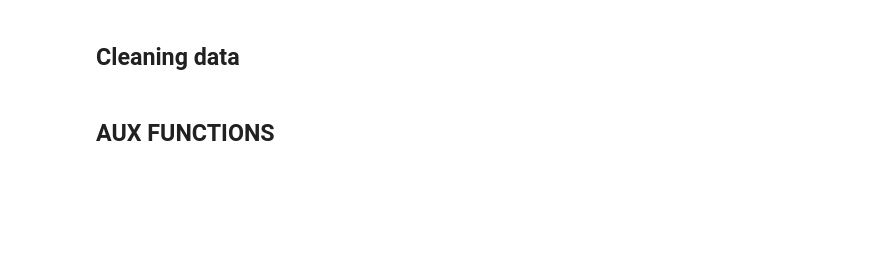
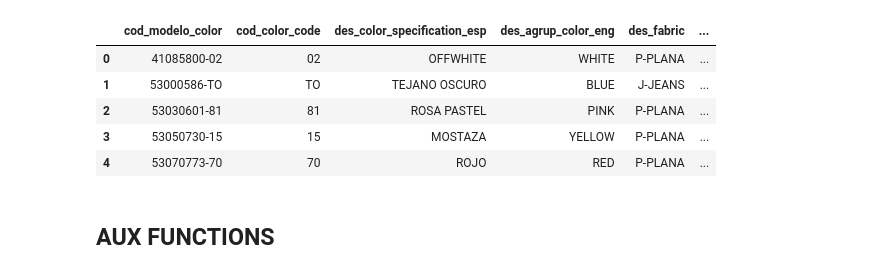
Before and after one commit to ivan-serrano-hernandez/hackathon-Mango_Challenge, a Jupyter notebook: Main functions.ipynb, the cells around one changed output. Cells and saved outputs as stored; diff of their text form; code cells hidden in the pictures; blank space fills up the shorter version.

```diff
--- a/Main functions.ipynb
+++ b/Main functions.ipynb
@@ -12,17 +9,36 @@ product = o_product.copy()
-# %% [markdown]
-## Cleaning data
 # %%
-#Deleting all the products that are not clothes
-product = product[(product.des_product_category!= 'Beauty') & (product.des_product_category!= 'Home')]
-# Delete all products for men and kids due to desbalance
-product = product[(product.des_line== 'SHE')]
-product = product[(product.des_sex== 'Female')]
-product = product[(product.des_age== 'Adult')]
+read_final = True
 
-product =product.drop(['des_sex','des_line','des_age'], axis = 1)
+if read_final:
+    product = pd.read_pickle('./datathon/dataset/final_products')
+    outfits = pd.read_pickle('./datathon/dataset/final_outfits')
+else:
+    o_outfits= pd.read_csv('./datathon/dataset/outfit_data.csv')
+    o_product = pd.read_csv('./datathon/dataset/product_data.csv')
 
-# Delete the deleted products from outfits
-outfits = outfits[outfits.cod_modelo_color.isin(product.cod_modelo_color.unique())]
+    outfits = o_outfits.copy()
+    product = o_product.copy()
+
+    #Deleting all the products that are not clothes
+    product = product[(product.des_product_category!= 'Beauty') & (product.des_product_category!= 'Home')]
+    # Delete all products for men and kids due to desbalance
+    product = product[(product.des_line== 'SHE')]
+    product = product[(product.des_sex== 'Female')]
+    product = product[(product.des_age== 'Adult')]
+
+    product =product.drop(['des_sex','des_line','des_age'], axis = 1)
+
+    # Delete the deleted products from outfits
+    outfits = outfits[outfits.cod_modelo_color.isin(product.cod_modelo_color.unique())]
+# %%
+product.head()
+# %% [output]
+|  | cod_modelo_color | cod_color_code | des_color_specification_esp | des_agrup_color_eng | des_fabric | ... |
+| 0 | 41085800-02 | 02 | OFFWHITE | WHITE | P-PLANA | ... |
+| 1 | 53000586-TO | TO | TEJANO OSCURO | BLUE | J-JEANS | ... |
+| 2 | 53030601-81 | 81 | ROSA PASTEL | PINK | P-PLANA | ... |
+| 3 | 53050730-15 | 15 | MOSTAZA | YELLOW | P-PLANA | ... |
+| 4 | 53070773-70 | 70 | ROJO | RED | P-PLANA | ... |
 # %% [markdown]
 ## AUX FUNCTIONS
 # %%
```
Also changed, not shown: parts of 19 cells of this notebook, 1 other file.
